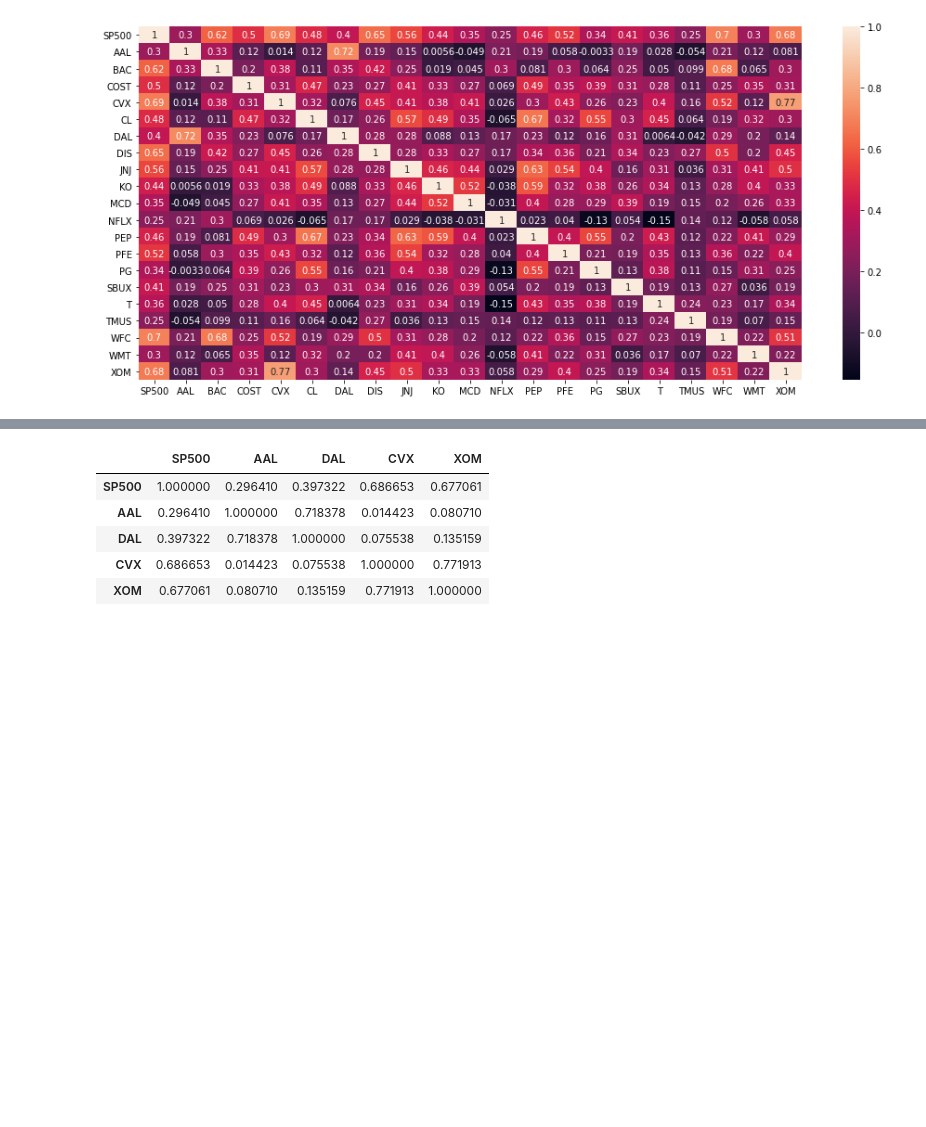
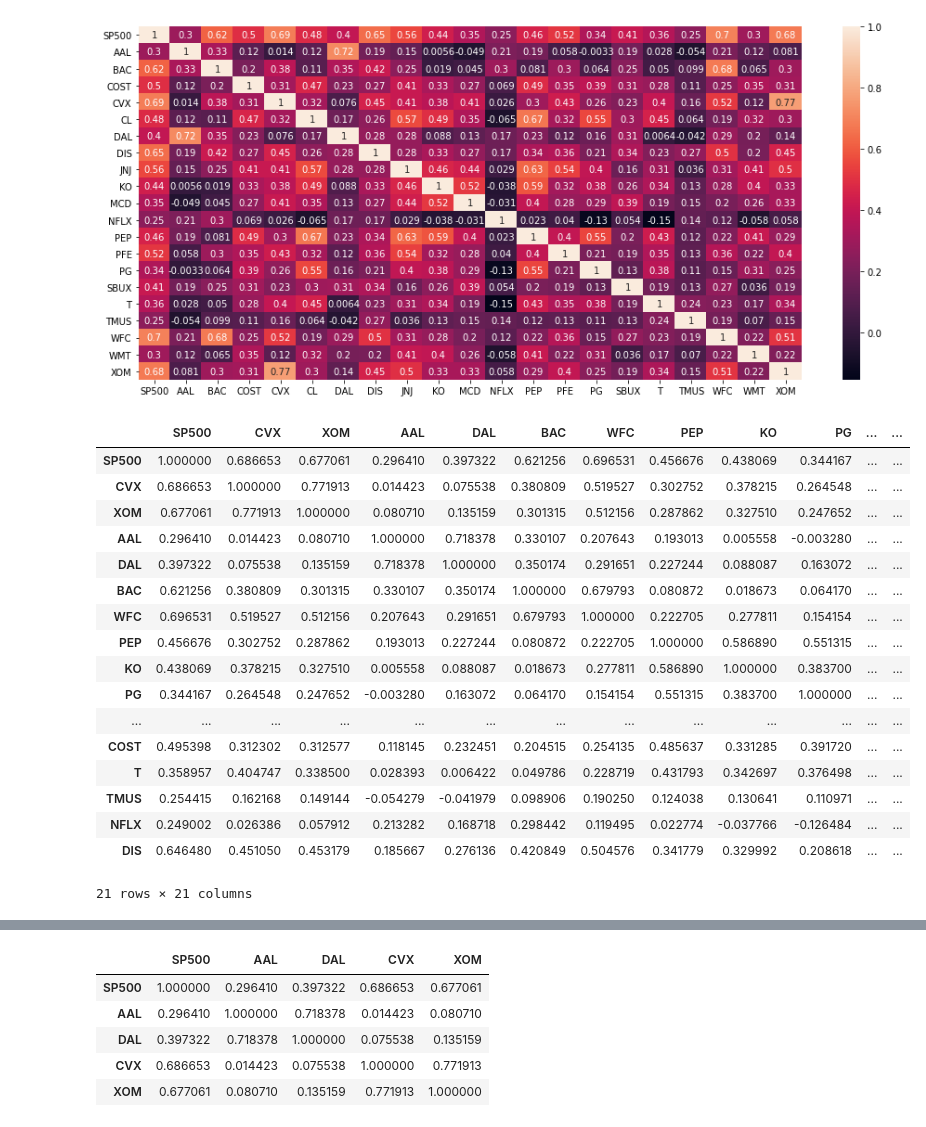
Before and after one commit to claybeaver/Group9_Project1, a Jupyter notebook: Final_notebook.ipynb, the cells around one changed output, grey strips where cells are left out. Saved outputs shown, nothing was run; the diff lists cells and outputs as text; code cells hidden in the pictures; blank space fills up the shorter version.

```diff
--- a/Final_notebook.ipynb
+++ b/Final_notebook.ipynb
@@ -859,3 +859,28 @@ ax1 = sn.heatmap(CorrelationMat, cbar=0, cmap="YlGnBu",linewidths=2,
 plt.show()
 # %% [output]
 [figure]
+# %%
+CorrelationMat0 = returns_df[["SP500", "CVX", "XOM", "AAL", "DAL",
+                              "BAC", "WFC", "PEP", "KO",
+                             "PG", "CL", "JNJ", "PFE", "MCD", "SBUX",
+                            "WMT", "COST", "T","TMUS", "NFLX","DIS"]].corr()
+CorrelationMat0
+# %% [output]
+|  | SP500 | CVX | XOM | AAL | DAL | BAC | WFC | PEP | KO | PG | ... | ... |
+| SP500 | 1.000000 | 0.686653 | 0.677061 | 0.296410 | 0.397322 | 0.621256 | 0.696531 | 0.456676 | 0.438069 | 0.344167 | ... | ... |
+| CVX | 0.686653 | 1.000000 | 0.771913 | 0.014423 | 0.075538 | 0.380809 | 0.519527 | 0.302752 | 0.378215 | 0.264548 | ... | ... |
+| XOM | 0.677061 | 0.771913 | 1.000000 | 0.080710 | 0.135159 | 0.301315 | 0.512156 | 0.287862 | 0.327510 | 0.247652 | ... | ... |
+| AAL | 0.296410 | 0.014423 | 0.080710 | 1.000000 | 0.718378 | 0.330107 | 0.207643 | 0.193013 | 0.005558 | -0.003280 | ... | ... |
+| DAL | 0.397322 | 0.075538 | 0.135159 | 0.718378 | 1.000000 | 0.350174 | 0.291651 | 0.227244 | 0.088087 | 0.163072 | ... | ... |
+| BAC | 0.621256 | 0.380809 | 0.301315 | 0.330107 | 0.350174 | 1.000000 | 0.679793 | 0.080872 | 0.018673 | 0.064170 | ... | ... |
+| WFC | 0.696531 | 0.519527 | 0.512156 | 0.207643 | 0.291651 | 0.679793 | 1.000000 | 0.222705 | 0.277811 | 0.154154 | ... | ... |
+| PEP | 0.456676 | 0.302752 | 0.287862 | 0.193013 | 0.227244 | 0.080872 | 0.222705 | 1.000000 | 0.586890 | 0.551315 | ... | ... |
+| KO | 0.438069 | 0.378215 | 0.327510 | 0.005558 | 0.088087 | 0.018673 | 0.277811 | 0.586890 | 1.000000 | 0.383700 | ... | ... |
+| PG | 0.344167 | 0.264548 | 0.247652 | -0.003280 | 0.163072 | 0.064170 | 0.154154 | 0.551315 | 0.383700 | 1.000000 | ... | ... |
+| ... | ... | ... | ... | ... | ... | ... | ... | ... | ... | ... | ... | ... |
+| COST | 0.495398 | 0.312302 | 0.312577 | 0.118145 | 0.232451 | 0.204515 | 0.254135 | 0.485637 | 0.331285 | 0.391720 | ... | ... |
+| T | 0.358957 | 0.404747 | 0.338500 | 0.028393 | 0.006422 | 0.049786 | 0.228719 | 0.431793 | 0.342697 | 0.376498 | ... | ... |
+| TMUS | 0.254415 | 0.162168 | 0.149144 | -0.054279 | -0.041979 | 0.098906 | 0.190250 | 0.124038 | 0.130641 | 0.110971 | ... | ... |
+| NFLX | 0.249002 | 0.026386 | 0.057912 | 0.213282 | 0.168718 | 0.298442 | 0.119495 | 0.022774 | -0.037766 | -0.126484 | ... | ... |
+| DIS | 0.646480 | 0.451050 | 0.453179 | 0.185667 | 0.276136 | 0.420849 | 0.504576 | 0.341779 | 0.329992 | 0.208618 | ... | ... |
+21 rows × 21 columns
```
Also changed, not shown: parts of 2 cells of this notebook.
